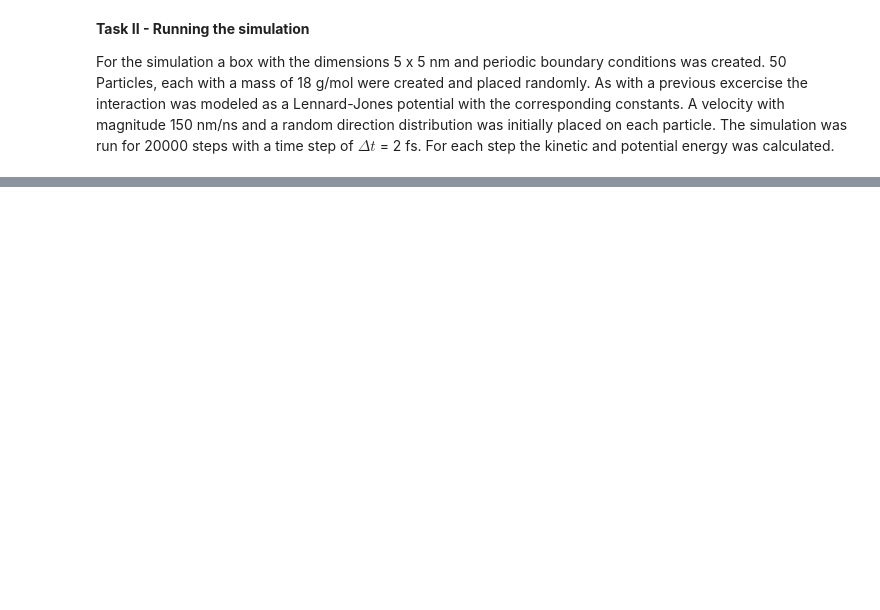
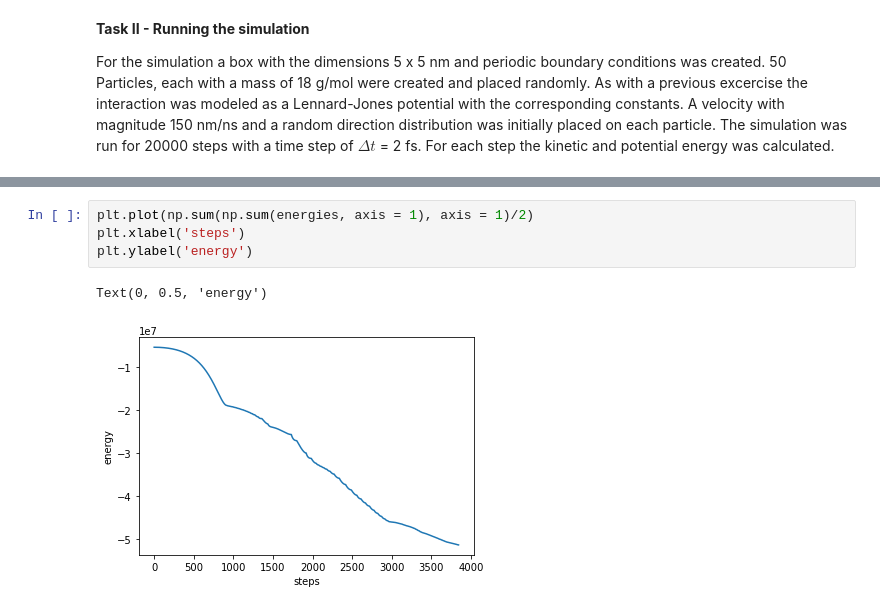
Before and after one commit to fsonak/VL_CCS, a Jupyter notebook: week_3.ipynb, the cells around one changed output, grey strips where cells are left out. Drawn from its saved outputs; the diff is of its cells as text; blank space fills up the shorter version.

Commit message:
added first text changed vector calculation to a way newer numpy understands

```diff
--- a/week_3.ipynb
+++ b/week_3.ipynb
@@ -620,0 +472,7 @@ sim = Simulation(box, steps, dt)
+# %%
+plt.plot(np.sum(np.sum(energies, axis = 1), axis = 1)/2)
+plt.xlabel('steps')
+plt.ylabel('energy')
+# %% [output]
+Text(0, 0.5, 'energy')
+[figure, added]
```
Also changed, not shown: parts of 36 cells of this notebook.
